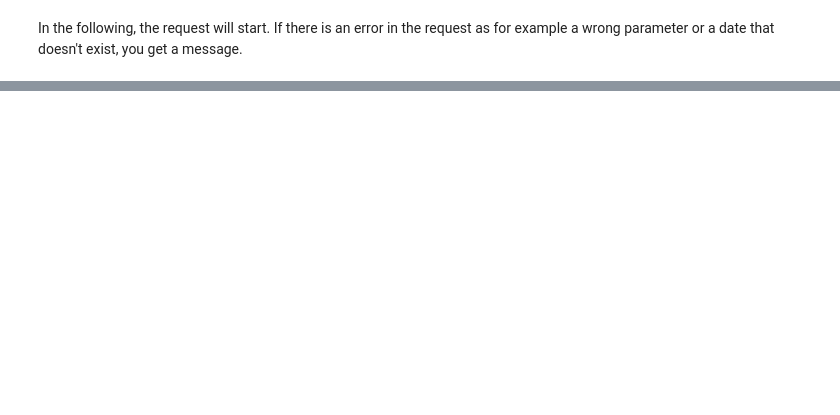
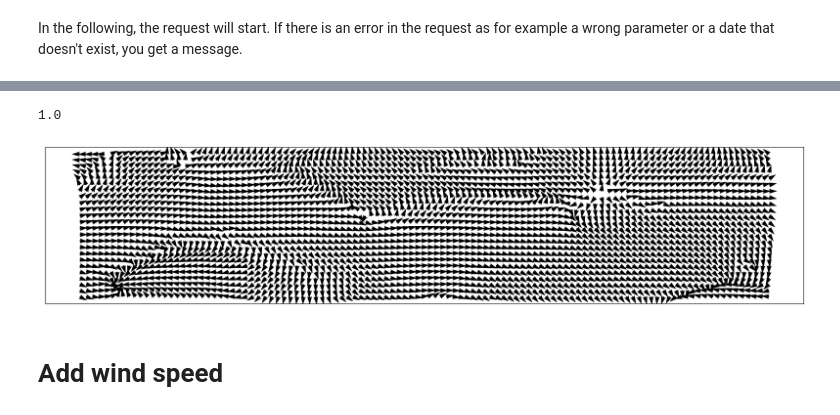
Before and after one commit to SchabiDesigns/meteomatics-api, a Jupyter notebook: examples/notebooks/02_Grid.ipynb, the cells around one changed output, grey strips where cells are left out. Cells and saved outputs as stored; diff of their text form; code cells hidden in the pictures; blank space fills up the shorter version.

```diff
--- a/examples/notebooks/02_Grid.ipynb
+++ b/examples/notebooks/02_Grid.ipynb
@@ -40,10 +38,12 @@ ostschweizerfachhochschule_wuersch
 # %% [markdown]
 In the following, the request will start. If there is an error in the request as for example a wrong parameter or a date that doesn't exist, you get a message.
+# %%
+model="Mix"
 # %%
 print("grid:")
 try:
     df_grid = api.query_grid(startdate=startdate_grid, parameter_grid=parameter_grid, lat_N=lat_N, lon_W=lon_W, lat_S=lat_S, lon_E=lon_E, res_lat=res_lat, res_lon=res_lon,
-                             username=username, password=password)
+                             username=username, password=password, model=model)
     print (df_grid.head())
 except Exception as e:
     print("Failed, the exception is {}".format(e))
@@ -67,0 +81,28 @@ NameError: name 'df_grid' is not defined
+# %%
+longs = df_grid.columns.to_list()
+lats = df_grid.index.to_list()
+# %%
+-np.sin(np.deg2rad(90))
+-np.cos(np.deg2rad(180))
+# %% [output]
+1.0
+# %%
+x = longs
+y = lats
+
+X, Y = np.meshgrid(x, y)
+u = -np.sin(np.deg2rad(df_grid))
+v = -np.cos(np.deg2rad(df_grid))
+# %%
+fig, ax = plt.subplots(figsize=(20,7))
+ax.quiver(X,Y,u,v)
+
+ax.xaxis.set_ticks([])
+ax.yaxis.set_ticks([])
+ax.set_aspect('equal')
+
+plt.show()
+# %% [output]
+[figure, added]
+# %% [markdown]
+# Add wind speed
```
Also changed, not shown: parts of 22 cells of this notebook, 27 other files.
